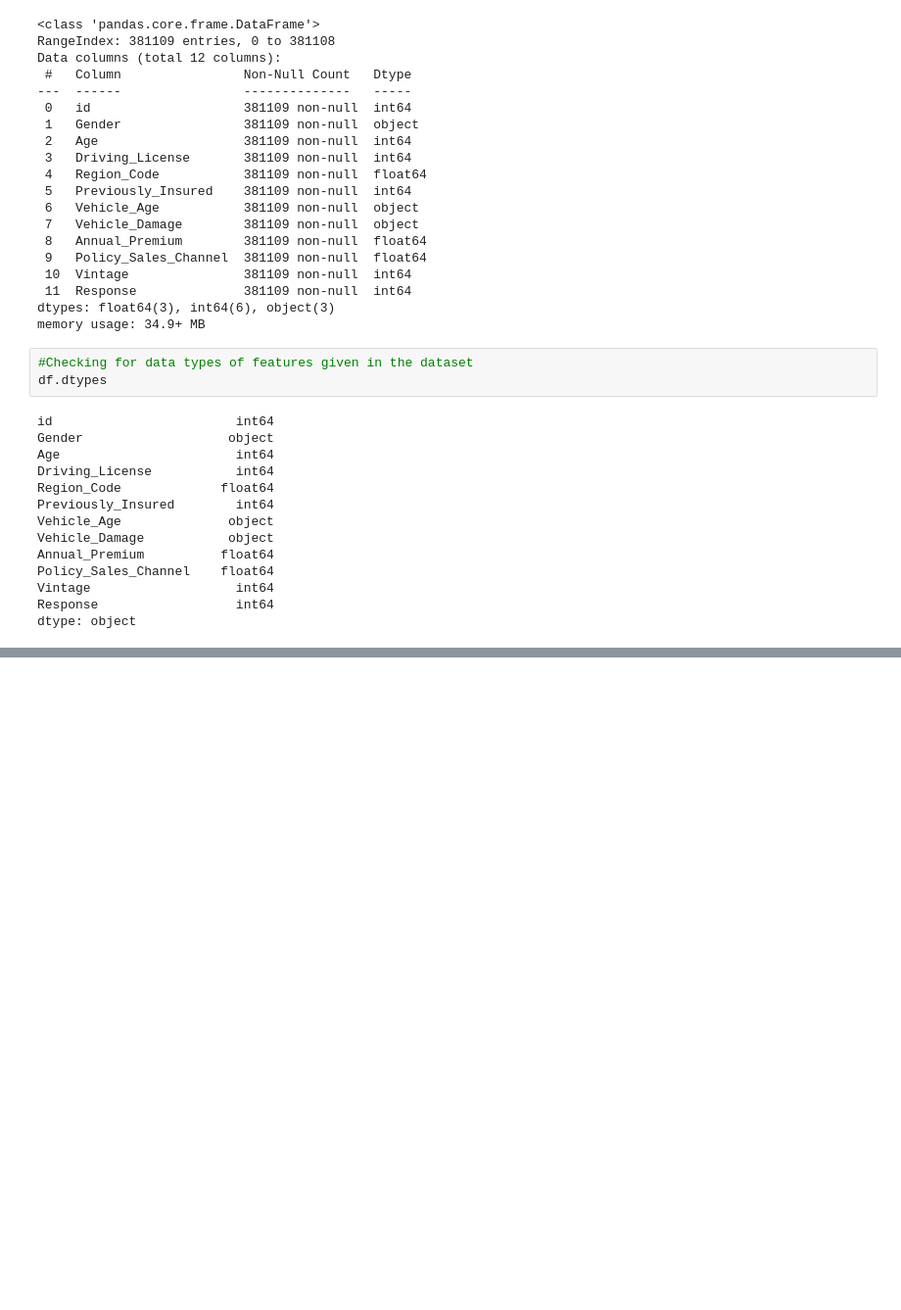
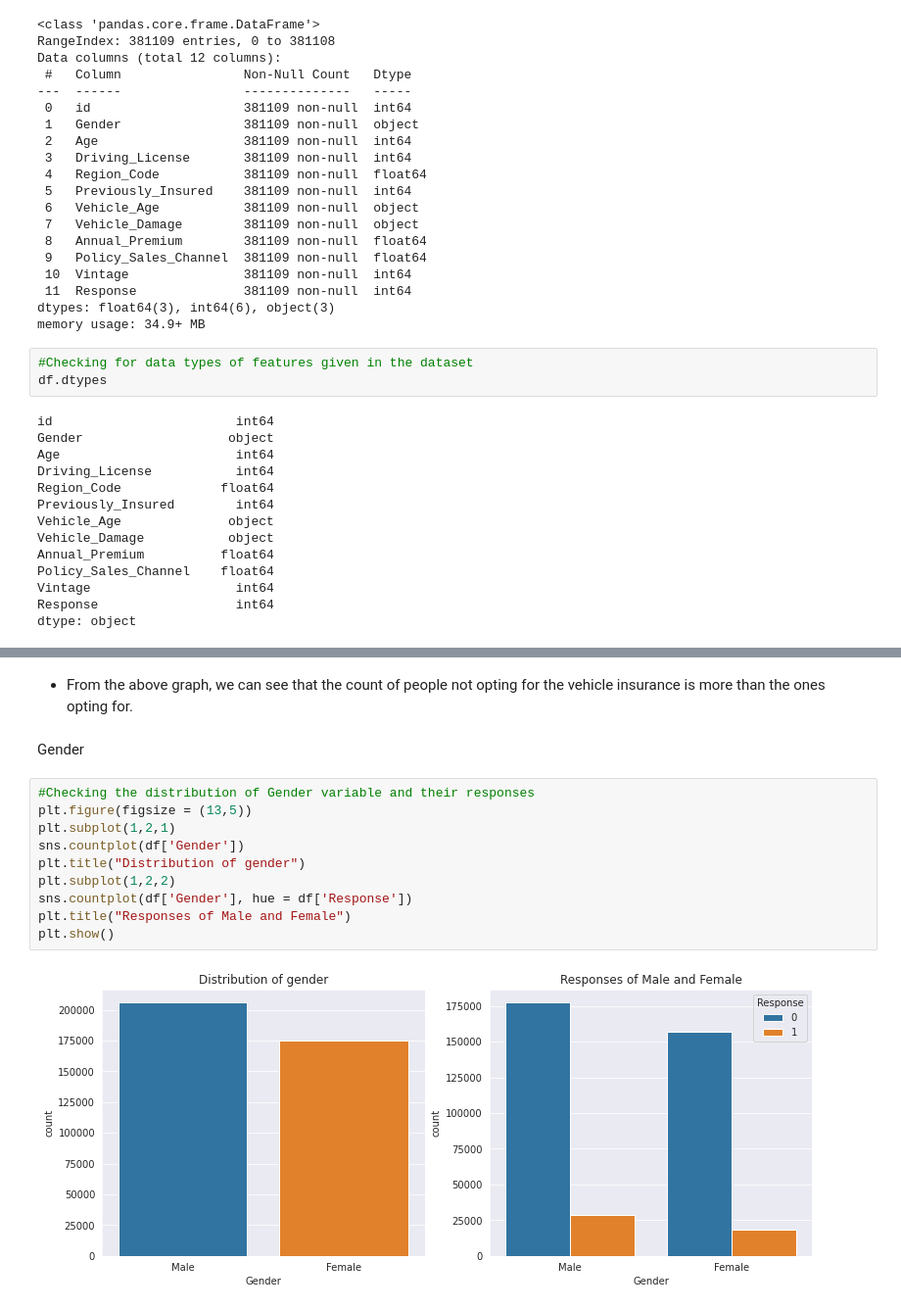
Before and after one commit to LikhithRam/Insurance-cross-sell, a Jupyter notebook: All_stars_ML_Health_insurance_cross_sell.ipynb, the cells around one changed output, grey strips where cells are left out. Shown at 98% size. Drawn from its saved outputs; the diff is of its cells as text; blank space fills up the shorter version.

```diff
--- a/All_stars_ML_Health_insurance_cross_sell.ipynb
+++ b/All_stars_ML_Health_insurance_cross_sell.ipynb
@@ -140,0 +209,16 @@ dtype: object
+# %% [markdown]
+- From the above graph, we can see that the count of people not opting for the vehicle insurance is more than the ones opting for.
+# %% [markdown]
+Gender
+# %%
+#Checking the distribution of Gender variable and their responses
+plt.figure(figsize = (13,5))
+plt.subplot(1,2,1)
+sns.countplot(df['Gender'])
+plt.title("Distribution of gender")
+plt.subplot(1,2,2)
+sns.countplot(df['Gender'], hue = df['Response'])
+plt.title("Responses of Male and Female")
+plt.show()
+# %% [output]
+[figure, added]
```
Also changed, not shown: parts of 15 cells of this notebook.
